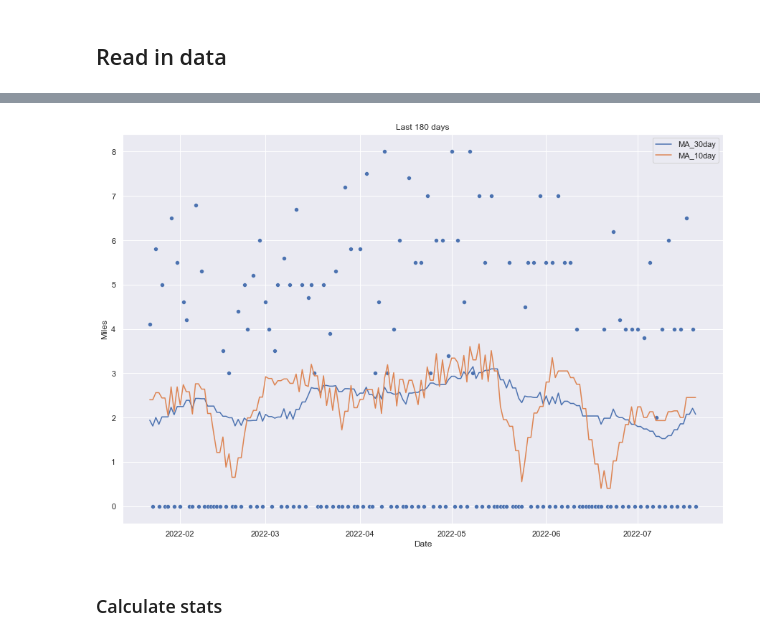
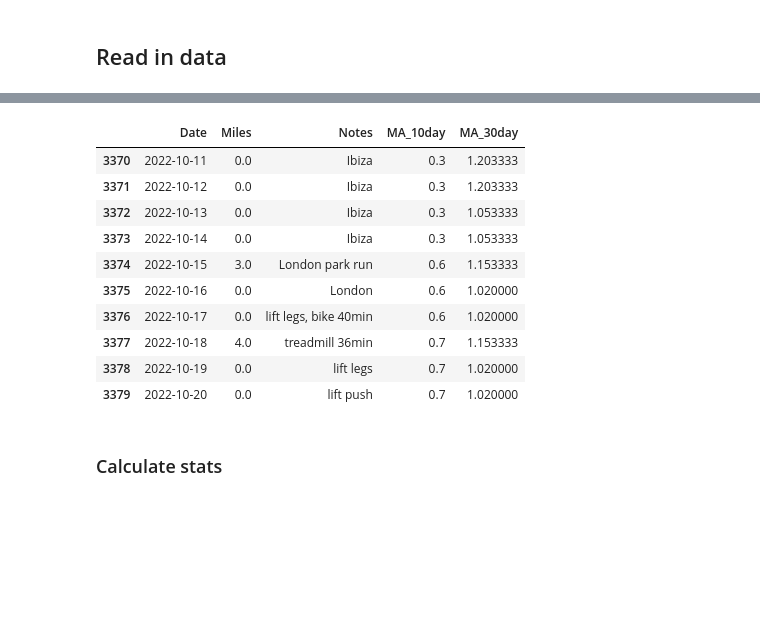
Before and after one commit to jeremypmobley/nonsense, a Jupyter notebook: jeremyruns/run_log_charts.ipynb, the cells around one changed output, grey strips where cells are left out. Cells and saved outputs as stored; diff of their text form; code cells hidden in the pictures; blank space fills up the shorter version.

```diff
--- a/jeremyruns/run_log_charts.ipynb
+++ b/jeremyruns/run_log_charts.ipynb
@@ -131,7 +59,0 @@ def create_MA_over_time_chart_upload_s3(df, num_days_back, s3_resource_bucket):
-# %%
-s3_resource = boto3.resource('s3')
-bucket = s3_resource.Bucket('jeremyruns.com')
-
-create_MA_over_time_chart_upload_s3(df=df, num_days_back=180, s3_resource_bucket=bucket)
-# %% [output]
-[figure, removed]
@@ -142,3 +64,17 @@ create_MA_over_time_chart_upload_s3(df=df, num_days_back=180, s3_resource_bucket
+# %%
+df.tail(10)
+# %% [output]
+|  | Date | Miles | Notes | MA_10day | MA_30day |
+| 3370 | 2022-10-11 | 0.0 | Ibiza | 0.3 | 1.203333 |
+| 3371 | 2022-10-12 | 0.0 | Ibiza | 0.3 | 1.203333 |
+| 3372 | 2022-10-13 | 0.0 | Ibiza | 0.3 | 1.053333 |
+| 3373 | 2022-10-14 | 0.0 | Ibiza | 0.3 | 1.053333 |
+| 3374 | 2022-10-15 | 3.0 | London park run | 0.6 | 1.153333 |
+| 3375 | 2022-10-16 | 0.0 | London | 0.6 | 1.020000 |
+| 3376 | 2022-10-17 | 0.0 | lift legs, bike 40min | 0.6 | 1.020000 |
+| 3377 | 2022-10-18 | 4.0 | treadmill 36min | 0.7 | 1.153333 |
+| 3378 | 2022-10-19 | 0.0 | lift legs | 0.7 | 1.020000 |
+| 3379 | 2022-10-20 | 0.0 | lift push | 0.7 | 1.020000 |
 # %% [markdown]
 ### Calculate stats
 # %%
```
Also changed, not shown: parts of 43 cells of this notebook, 4 other files.
